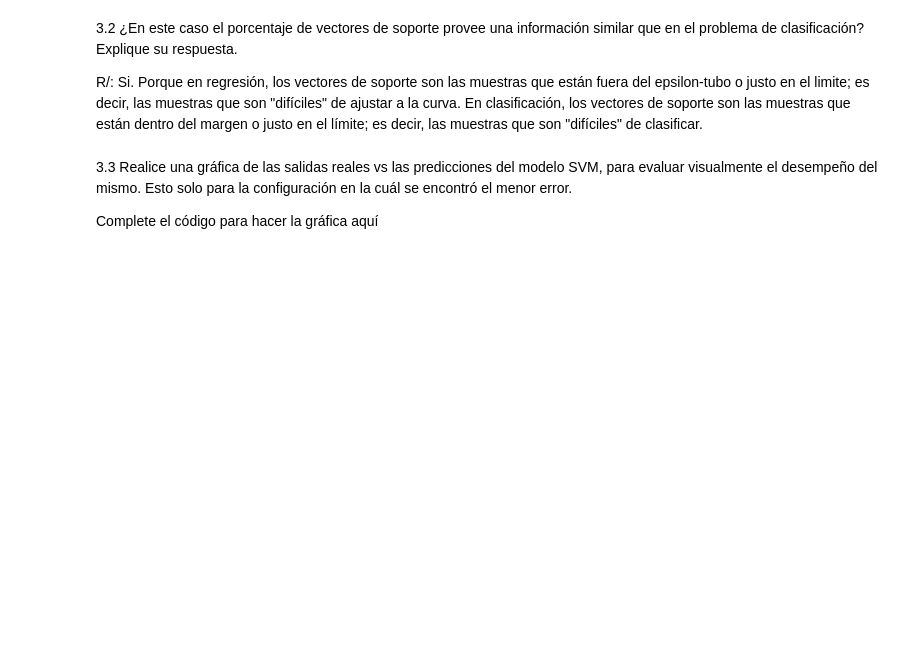
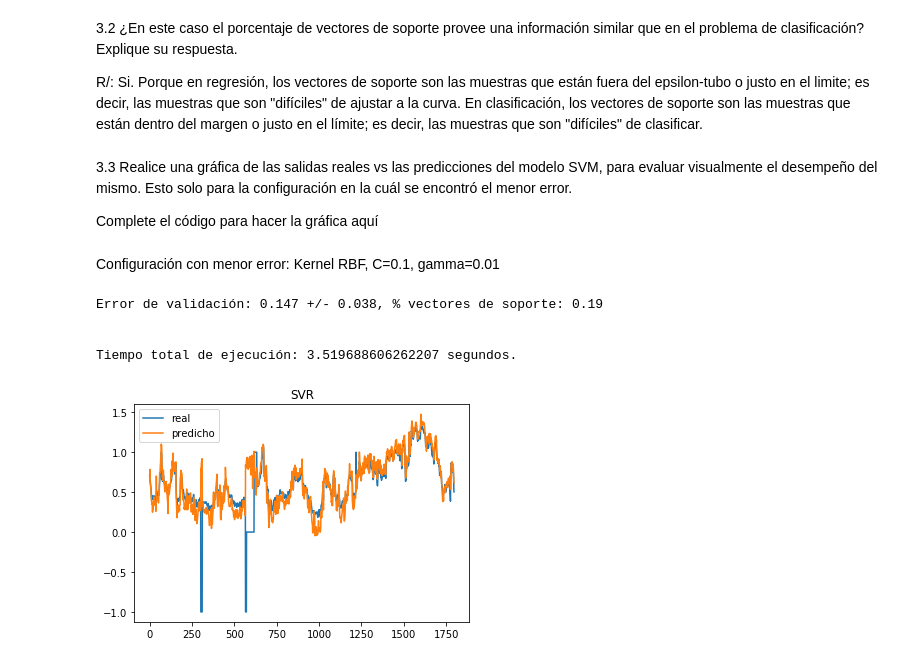
Before and after one commit to kevinmaiden7/ML_IntroductoryCourse, a Jupyter notebook: Labs/Lab_5/Lab_5.2_SVM.ipynb, the cells around one changed output. Drawn from its saved outputs; the diff is of its cells as text; code cells hidden in the pictures; blank space fills up the shorter version.

Commit message:
Lab_5.2 - Adding graph

```diff
--- a/Labs/Lab_5/Lab_5.2_SVM.ipynb
+++ b/Labs/Lab_5/Lab_5.2_SVM.ipynb
@@ -172,7 +172,7 @@ def execute_SVR(kernel, regParam, gamma):
 
     print ("\n\nTiempo total de ejecución: " + str(time.time()-tiempo_i) + " segundos.")
 
-    return(str(error), str(std_error), str(vectores_soporte))
+    return(str(error), str(std_error), str(vectores_soporte), Ytest, Y_pred)
 # %%
 execute_SVR('rbf', 100, 1)
 # %% [output]
@@ -281,3 +281,20 @@ R/: Si. Porque en regresión, los vectores de soporte son las muestras que está
 3.3 Realice una gráfica de las salidas reales vs las predicciones del modelo SVM, para evaluar visualmente el desempeño del mismo. Esto solo para la configuración en la cuál se encontró el menor error.
 
 Complete el código para hacer la gráfica aquí
+# %% [markdown]
+Configuración con menor error: Kernel RBF, C=0.1, gamma=0.01
+# %%
+(mape, std_mape, sv, Ytest, Ypred) = execute_SVR('rbf', 0.1, 0.01)
+# %% [output]
+Error de validación: 0.147 +/- 0.038, % vectores de soporte: 0.19
+
+
+Tiempo total de ejecución: 3.519688606262207 segundos.
+# %%
+plt.plot(Ytest)
+plt.plot(Ypred)
+plt.title('SVR')
+plt.legend(['real', 'predicho'])
+plt.show()
+# %% [output]
+[figure, added]
```
